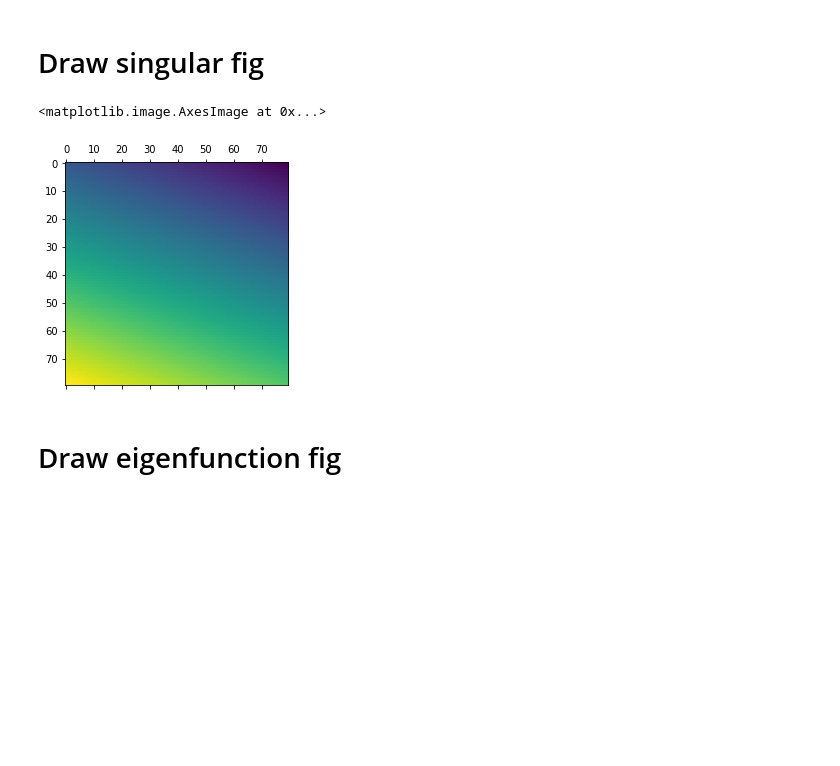
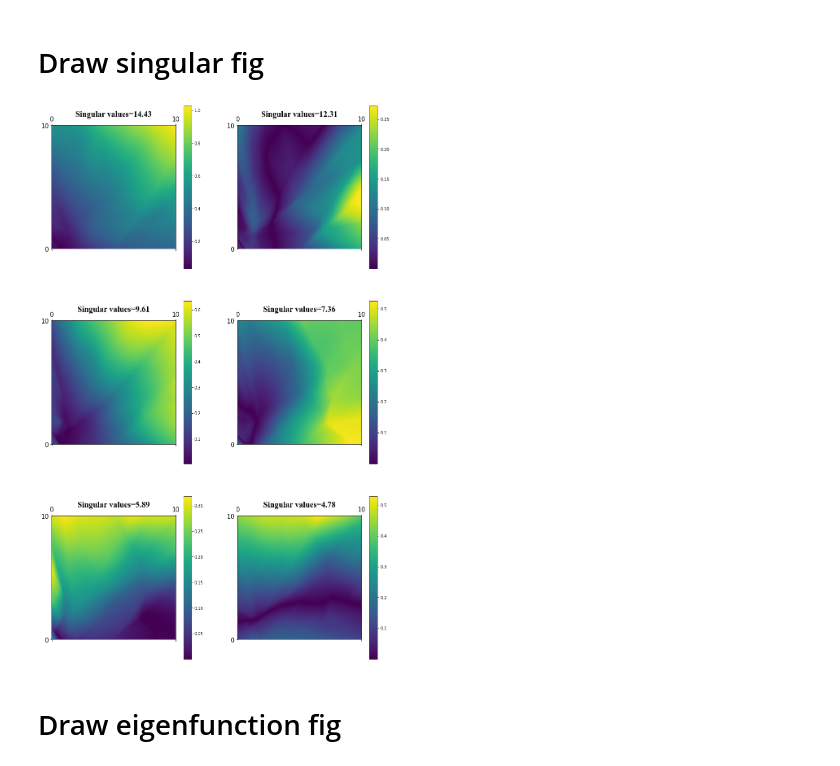
Before and after one commit to DantEzio/Koopman-Emulator-RL, a Jupyter notebook: Koopman-Emulator-RL/6.1.1/Eigenvalue.ipynb, the cells around one changed output. Saved outputs shown, nothing was run; the diff lists cells and outputs as text; code cells hidden in the pictures; blank space fills up the shorter version.

```diff
--- a/Koopman-Emulator-RL/6.1.1/Eigenvalue.ipynb
+++ b/Koopman-Emulator-RL/6.1.1/Eigenvalue.ipynb
@@ -172,20 +169,50 @@ plt.savefig('6.3-eigenvalues.png', bbox_inches='tight', dpi=500)
 # %% [markdown]
 # Draw singular fig
-# %%
-results=[]
-for i in np.arange(-2,2,0.05):
-    line=[]
-    for j in np.arange(-2,2,0.05):
-        xt=[i,j]
-        tem=[it for it in range(98)]
-        x=np.array(xt+tem)
-        #line.append(x.dot(u[1,:]))
-        line.append(x.dot(v.T[80,:]))
-    results.append(line)
-results=np.array(results)
-plt.matshow(results)
-# %% [output]
-<matplotlib.image.AxesImage at 0x...>
-[figure, removed]
+# %%
+k=0
+
+font1 = {'family' : 'Times New Roman',
+         'weight' : 'normal',
+         'size'   : 20,}
+
+font2 = {'family' : 'Times New Roman',
+         'weight' : 'normal',
+         'size'   : 15,}
+
+
+fig = plt.figure(figsize=(15,25))
+it=0
+
+
+for j in range(3):
+    for i in range(2):
+        axes=fig.add_subplot(3,2,it+1)
+        it=it+1
+        results=[]
+        for ix in np.arange(0,10,0.05):
+            line_R=[]
+            for jx in np.arange(0,10,0.05):
+                xt=[[ix,jx,0,0]]
+                tem=[[0 for it in range(9)]]
+                #x=np.array(xt+tem)
+                #line.append(x.dot(u[1,:]))
+                faix=sess.run(model.faix,feed_dict={model.x:xt,model.f:tem})
+                line_R.append(np.abs(faix.dot(u[:,it-1])[0]))
+            results.append(line_R)
+        results=np.array(results)
+        rt=np.zeros(results.shape)
+        L=results.shape[0]-1
+        for line in np.arange(rt.shape[0]):
+            rt[line,:]=results[L-line,:]
+        ax=axes.matshow(rt)
+        plt.xticks([0,200],['0','10'],fontsize=15)
+        plt.yticks([0,200],['10','0'],fontsize=15)
+        plt.title('Singular values='+"%.2f"% s[it-1],fontdict=font1)
+        plt.colorbar(ax)
+    k=k+1
+
+fig.savefig('6.3-sig_fun.png', bbox_inches='tight', dpi=500)
+# %% [output]
+[figure, added]
 # %% [markdown]
 # Draw eigenfunction fig
```
Also changed, not shown: parts of 10 cells of this notebook, 6 other files.
